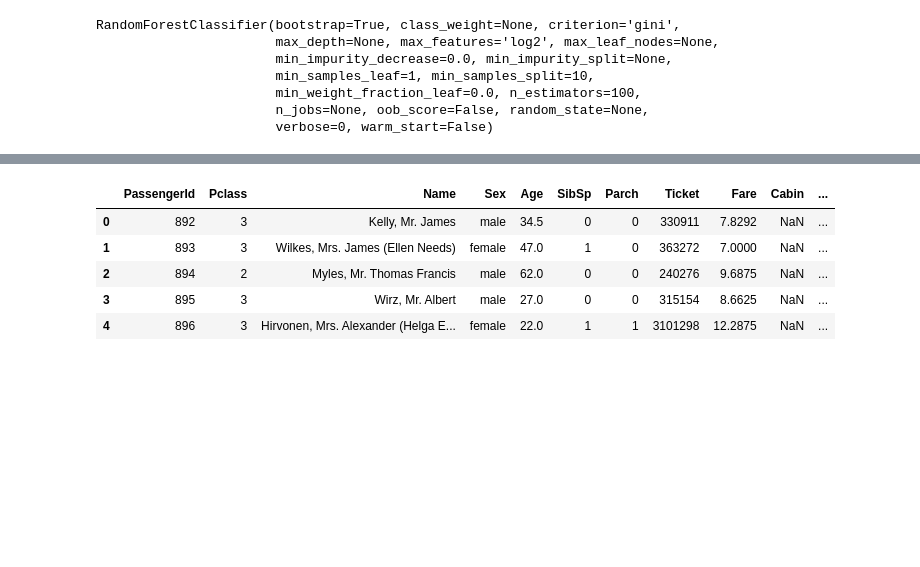
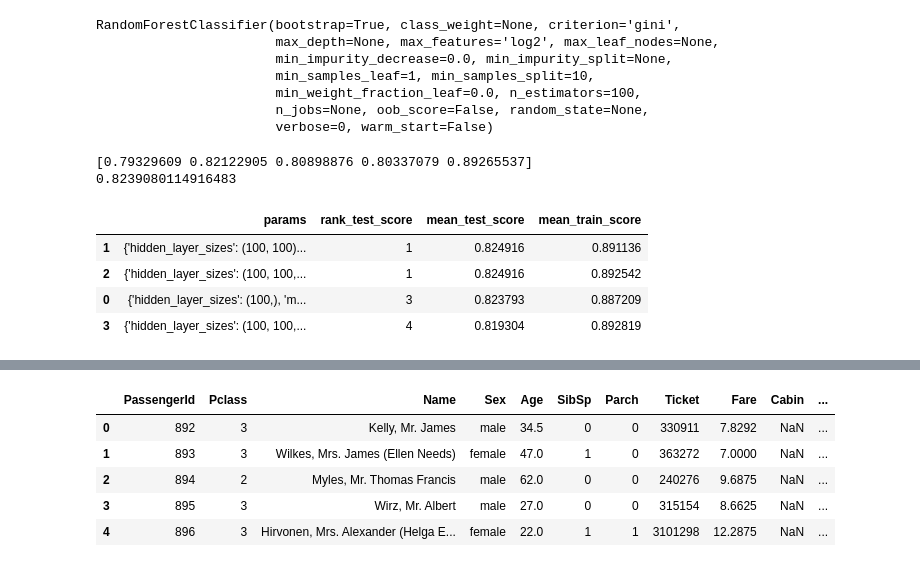
Before and after one commit to abhishekjain88/titanic-kaggle, a Jupyter notebook: Titanic Competition.ipynb, the cells around one changed output, grey strips where cells are left out. Saved outputs shown, nothing was run; the diff lists cells and outputs as text; code cells hidden in the pictures; blank space fills up the shorter version.

Commit message:
Added neural net based training

```diff
--- a/Titanic Competition.ipynb
+++ b/Titanic Competition.ipynb
@@ -1139,3 +1139,22 @@ RandomForestClassifier(bootstrap=True, class_weight=None, criterion='gini',
                        min_weight_fraction_leaf=0.0, n_estimators=100,
                        n_jobs=None, oob_score=False, random_state=None,
                        verbose=0, warm_start=False)
+# %%
+from sklearn.neural_network import MLPClassifier
+nn = MLPClassifier()
+scores = cross_val_score(nn, X, y, cv=5)
+print(scores)
+print(scores.mean())
+# %% [output]
+[0.79329609 0.82122905 0.80898876 0.80337079 0.89265537]
+0.8239080114916483
+# %%
+parameters = {'hidden_layer_sizes':[(100,), (100, 100), (100,100,100), (100, 100, 100, 100)], 'max_iter':[1000]}
+results = grid_search(nn, parameters)
+results
+# %% [output]
+|  | params | rank_test_score | mean_test_score | mean_train_score |
+| 1 | {'hidden_layer_sizes': (100, 100)... | 1 | 0.824916 | 0.891136 |
+| 2 | {'hidden_layer_sizes': (100, 100,... | 1 | 0.824916 | 0.892542 |
+| 0 | {'hidden_layer_sizes': (100,), 'm... | 3 | 0.823793 | 0.887209 |
+| 3 | {'hidden_layer_sizes': (100, 100,... | 4 | 0.819304 | 0.892819 |
```
Also changed, not shown: parts of 5 cells of this notebook.
